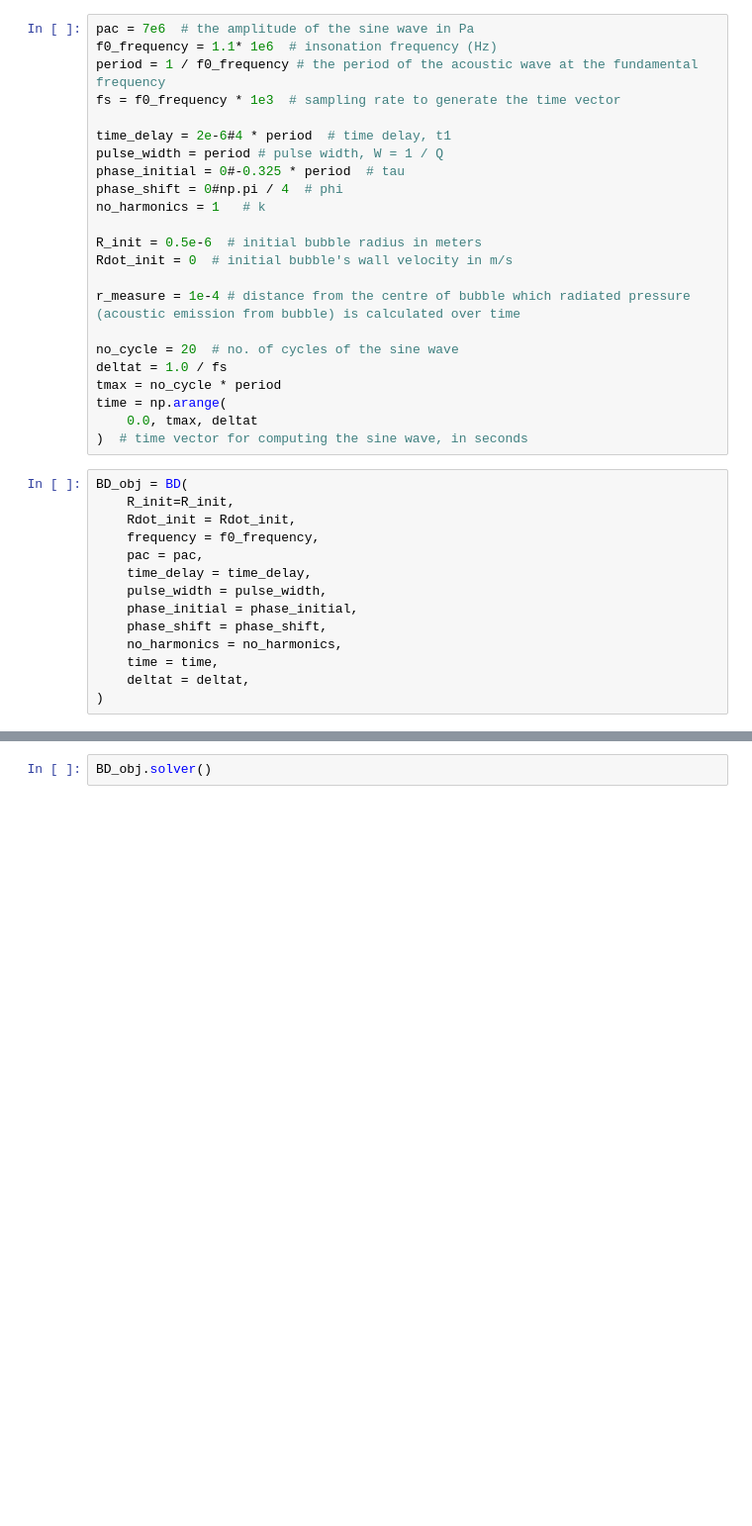
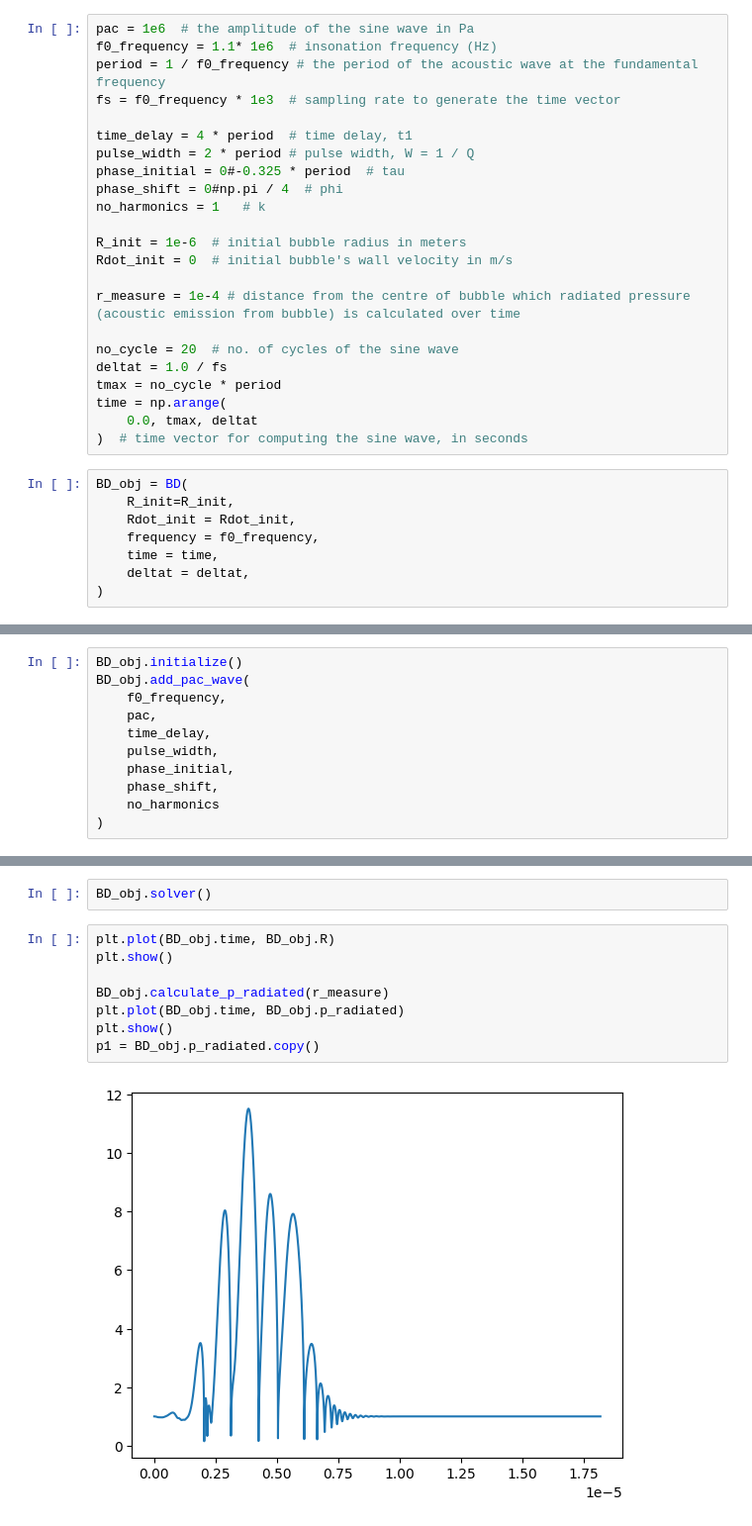
Before and after one commit to USonixGroup/wpt-cavitation, a Jupyter notebook: notebooks/acd_simulation.ipynb, the cells around one changed output, grey strips where cells are left out. Shown at 99% size. Cells and saved outputs as stored; diff of their text form; blank space fills up the shorter version.

Commit message:
new bubble dynamics

```diff
--- a/notebooks/acd_simulation.ipynb
+++ b/notebooks/acd_simulation.ipynb
@@ -8,16 +9,16 @@ import numpy as np
 # %%
-pac = 7e6  # the amplitude of the sine wave in Pa
+pac = 1e6  # the amplitude of the sine wave in Pa
 f0_frequency = 1.1* 1e6  # insonation frequency (Hz)
 period = 1 / f0_frequency # the period of the acoustic wave at the fundamental frequency
 fs = f0_frequency * 1e3  # sampling rate to generate the time vector
 
-time_delay = 2e-6#4 * period  # time delay, t1
-pulse_width = period # pulse width, W = 1 / Q
+time_delay = 4 * period  # time delay, t1
+pulse_width = 2 * period # pulse width, W = 1 / Q
 phase_initial = 0#-0.325 * period  # tau
 phase_shift = 0#np.pi / 4  # phi
 no_harmonics = 1   # k
 
-R_init = 0.5e-6  # initial bubble radius in meters
+R_init = 1e-6  # initial bubble radius in meters
 Rdot_init = 0  # initial bubble's wall velocity in m/s
 
 r_measure = 1e-4 # distance from the centre of bubble which radiated pressure (acoustic emission from bubble) is calculated over time
@@ -33,12 +34,6 @@ BD_obj = BD(
     R_init=R_init,
     Rdot_init = Rdot_init,
     frequency = f0_frequency,
-    pac = pac,
-    time_delay = time_delay,
-    pulse_width = pulse_width,
-    phase_initial = phase_initial,
-    phase_shift = phase_shift,
-    no_harmonics = no_harmonics,
     time = time,
     deltat = deltat,
 )
@@ -56,3 +40,14 @@ BD_obj.add_pac_wave(acd_freq, acd_pac, acd_time_delay, acd_pulse_width, 0, 0, 1)
+# %%
+BD_obj.initialize()
+BD_obj.add_pac_wave(
+    f0_frequency,
+    pac,
+    time_delay,
+    pulse_width,
+    phase_initial,
+    phase_shift,
+    no_harmonics
+)
 # %%
 plt.plot(BD_obj.time, BD_obj.npac_wave)
 plt.show()
@@ -59,2 +56,12 @@ plt.show()
 # %%
 BD_obj.solver()
+# %%
+plt.plot(BD_obj.time, BD_obj.R)
+plt.show()
+
+BD_obj.calculate_p_radiated(r_measure)
+plt.plot(BD_obj.time, BD_obj.p_radiated)
+plt.show()
+p1 = BD_obj.p_radiated.copy()
+# %% [output]
+[figure, added]
```
Also changed, not shown: parts of 12 cells of this notebook, 1 other file.
